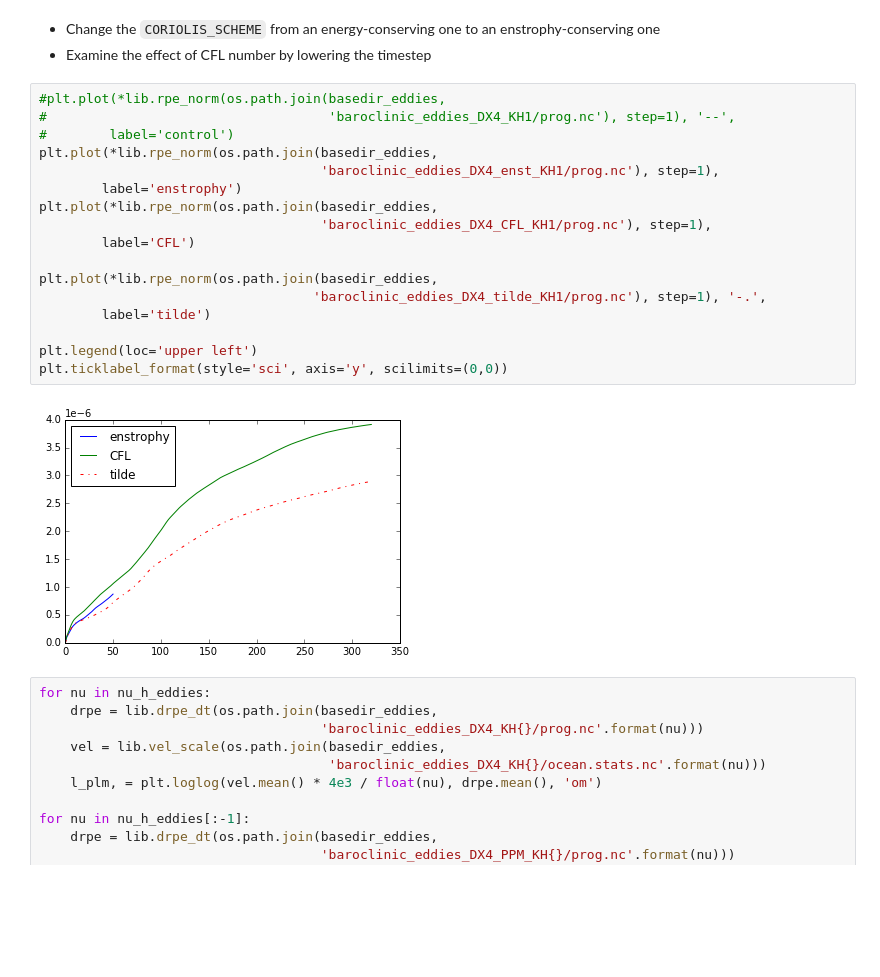
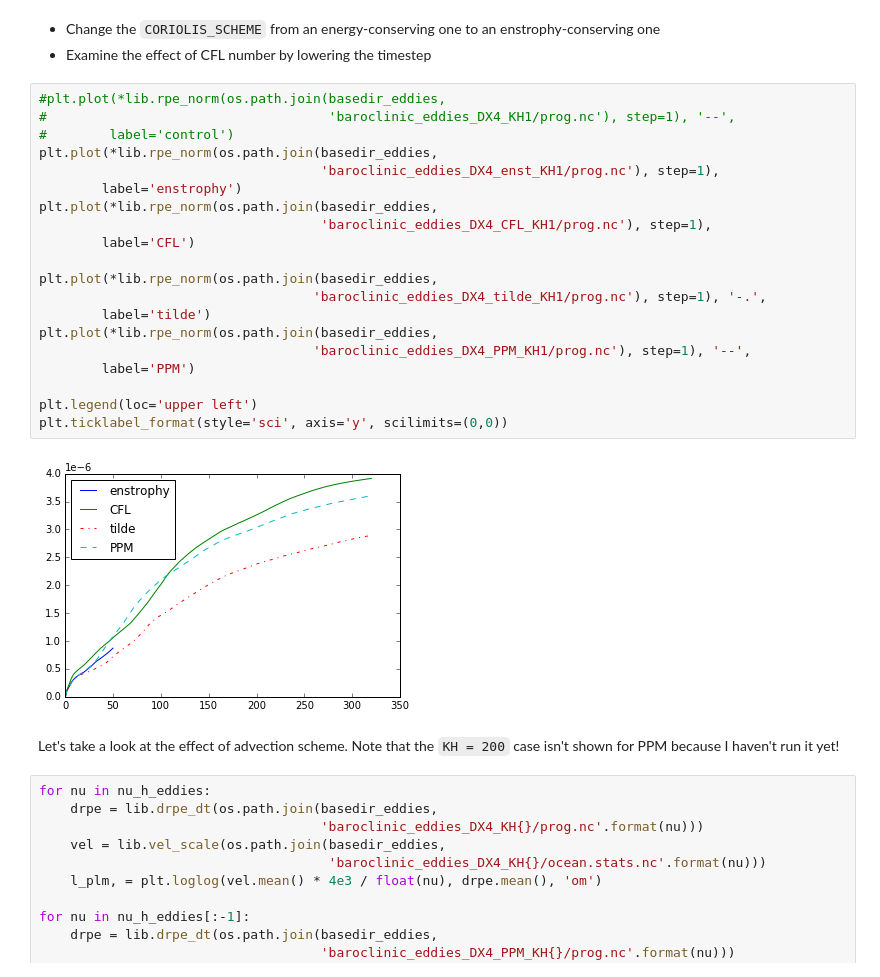
Before and after one commit to angus-g/mom6-spurious, a Jupyter notebook: analysis/Preliminary Analysis.ipynb, the cells around one changed output. Cells and saved outputs as stored; diff of their text form; blank space fills up the shorter version.

Commit message:
[analysis]: Show PPM eddies RPE norm

```diff
--- a/analysis/Preliminary Analysis.ipynb
+++ b/analysis/Preliminary Analysis.ipynb
@@ -261,22 +261,27 @@ plt.grid()
 # %%
 #plt.plot(*lib.rpe_norm(os.path.join(basedir_eddies,
 #                                    'baroclinic_eddies_DX4_KH1/prog.nc'), step=1), '--',
 #        label='control')
 plt.plot(*lib.rpe_norm(os.path.join(basedir_eddies,
                                     'baroclinic_eddies_DX4_enst_KH1/prog.nc'), step=1),
         label='enstrophy')
 plt.plot(*lib.rpe_norm(os.path.join(basedir_eddies,
                                     'baroclinic_eddies_DX4_CFL_KH1/prog.nc'), step=1),
         label='CFL')
 
 plt.plot(*lib.rpe_norm(os.path.join(basedir_eddies,
                                    'baroclinic_eddies_DX4_tilde_KH1/prog.nc'), step=1), '-.',
         label='tilde')
+plt.plot(*lib.rpe_norm(os.path.join(basedir_eddies,
+                                   'baroclinic_eddies_DX4_PPM_KH1/prog.nc'), step=1), '--',
+        label='PPM')
 
 plt.legend(loc='upper left')
 plt.ticklabel_format(style='sci', axis='y', scilimits=(0,0))
 # %% [output]
-[figure, old version]
+[figure, new version]
+# %% [markdown]
+Let's take a look at the effect of advection scheme. Note that the `KH = 200` case isn't shown for PPM because I haven't run it yet!
 # %%
 for nu in nu_h_eddies:
     drpe = lib.drpe_dt(os.path.join(basedir_eddies,
```
